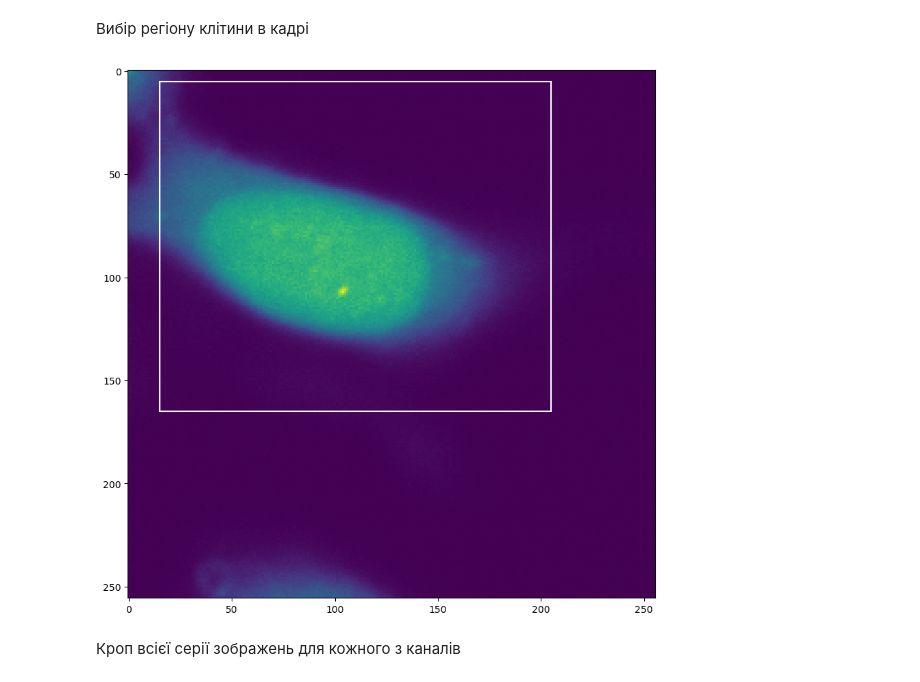
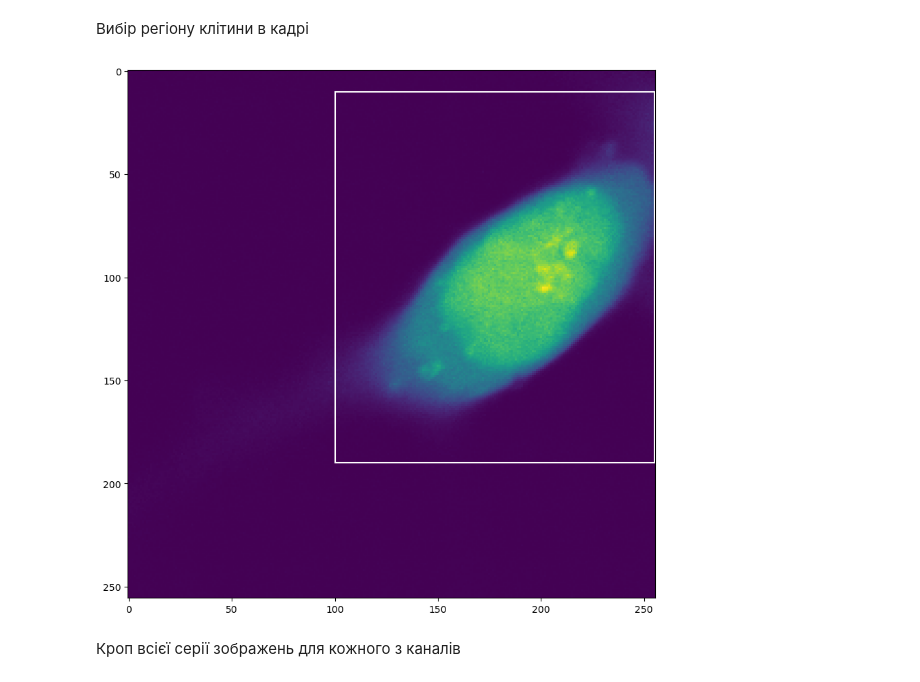
Before and after one commit to wisstock/UBDS3_image, a Jupyter notebook: BDS_notebook.ipynb, the cells around one changed output. Drawn from its saved outputs; the diff is of its cells as text; code cells hidden in the pictures.

```diff
--- a/BDS_notebook.ipynb
+++ b/BDS_notebook.ipynb
@@ -212,7 +190,7 @@ $$
 #### Завантаження зображень та розділення каналів
 # %%
 # завантаження зображень
-img_raw = io.imread("data/cell5.tif")
+img_raw = io.imread("data/cell6.tif")
 print(img_raw.shape)
 
 
@@ -283,20 +261,20 @@ plt.show()
 Вибір регіону клітини в кадрі
 # %%
 # регіон кропу
-x_start = 5
-x_end =160
-y_start = 15
-y_end = 190
+# x_start, x_end, y_start, y_end = 5, 160, 20, 190  # для файлу cell5
+x_start, x_end, y_start, y_end = 10, 180, 100, 155  # для файлу cell6
+# x_start, x_end, y_start, y_end = 40, 200, 100, 120  # для файлу cell7
+
 
 crop_rect = patches.Rectangle((y_start, x_start), y_end, x_end,
                               linewidth=1.5, edgecolor='white', facecolor='none')
 
 fig, ax = plt.subplots(figsize=(10,10))
 ax.imshow(ch0_img_raw_mean)
 ax.add_patch(crop_rect)
 plt.show()
 # %% [output]
-[figure, old version]
+[figure, new version]
 # %% [markdown]
 Кроп всієї серії зображень для кожного з каналів
 # %%
```
Also changed, not shown: parts of 40 cells of this notebook, 3 other files.
